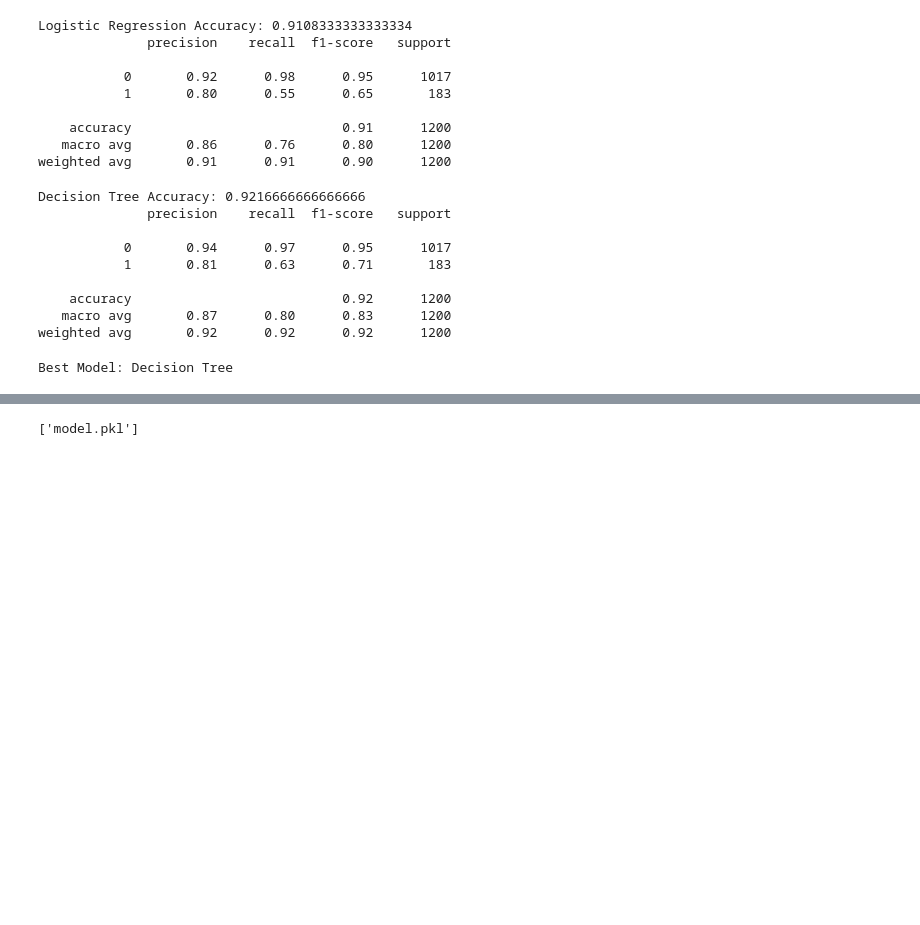
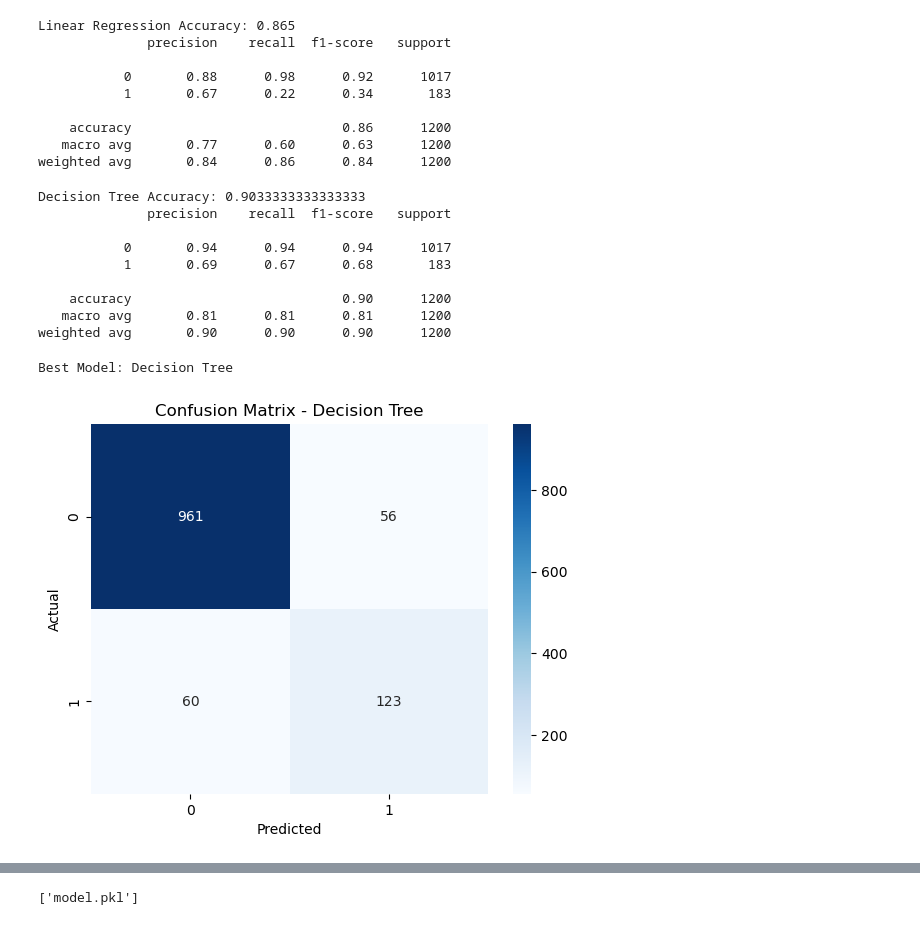
Before and after one commit to davies-tz/MOBILE_MONEY_FRAUD_DETECTION_SYSTEM, a Jupyter notebook: ml_project.ipynb, the cells around one changed output, grey strips where cells are left out. Cells and saved outputs as stored; diff of their text form; code cells hidden in the pictures; blank space fills up the shorter version.

```diff
--- a/ml_project.ipynb
+++ b/ml_project.ipynb
@@ -23,41 +24,61 @@ df.head()
 # %%
+# Check missing values
+df.isnull().sum()
+
+# Fill missing values
+df.fillna(df.mean(), inplace=True)
+
+# Separate features and target
 X = df.drop('Fraud', axis=1)
 y = df['Fraud']
-X_train, X_test, y_train, y_test = train_test_split(X, y, test_size=0.2, random_state=42)
+
+# Split
+X_train, X_test, y_train, y_test = train_test_split(
+    X, y, test_size=0.2, random_state=42
+)
 # %%
-lr = LogisticRegression(max_iter=1000)
+lr = LinearRegression()
 lr.fit(X_train, y_train)
+
 lr_pred = lr.predict(X_test)
-lr_acc = accuracy_score(y_test, lr_pred)
-print('Logistic Regression Accuracy:', lr_acc)
-print(classification_report(y_test, lr_pred))
+
+# Convert regression output to classification (threshold 0.5)
+lr_pred_class = [1 if x > 0.5 else 0 for x in lr_pred]
+
+lr_acc = accuracy_score(y_test, lr_pred_class)
+
+print("Linear Regression Accuracy:", lr_acc)
+print(classification_report(y_test, lr_pred_class))
 # %% [output]
-Logistic Regression Accuracy: 0.9108333333333334
+Linear Regression Accuracy: 0.865
               precision    recall  f1-score   support
 
-           0       0.92      0.98      0.95      1017
-           1       0.80      0.55      0.65       183
+           0       0.88      0.98      0.92      1017
+           1       0.67      0.22      0.34       183
 
-    accuracy                           0.91      1200
-   macro avg       0.86      0.76      0.80      1200
-weighted avg       0.91      0.91      0.90      1200
+    accuracy                           0.86      1200
+   macro avg       0.77      0.60      0.63      1200
+weighted avg       0.84      0.86      0.84      1200
 # %%
 dt = DecisionTreeClassifier(max_depth=5)
 dt.fit(X_train, y_train)
+
 dt_pred = dt.predict(X_test)
+
 dt_acc = accuracy_score(y_test, dt_pred)
-print('Decision Tree Accuracy:', dt_acc)
+
+print("Decision Tree Accuracy:", dt_acc)
 print(classification_report(y_test, dt_pred))
 # %% [output]
-Decision Tree Accuracy: 0.9216666666666666
+Decision Tree Accuracy: 0.9033333333333333
               precision    recall  f1-score   support
 
-           0       0.94      0.97      0.95      1017
-           1       0.81      0.63      0.71       183
+           0       0.94      0.94      0.94      1017
+           1       0.69      0.67      0.68       183
 
-    accuracy                           0.92      1200
-   macro avg       0.87      0.80      0.83      1200
-weighted avg       0.92      0.92      0.92      1200
+    accuracy                           0.90      1200
+   macro avg       0.81      0.81      0.81      1200
+weighted avg       0.90      0.90      0.90      1200
 # %%
 if dt_acc > lr_acc:
     best_model = dt
@@ -68,2 +89,12 @@ else:
 # %% [output]
 Best Model: Decision Tree
+# %%
+cm = confusion_matrix(y_test, dt_pred)
+
+sns.heatmap(cm, annot=True, fmt='d', cmap='Blues')
+plt.title("Confusion Matrix - Decision Tree")
+plt.xlabel("Predicted")
+plt.ylabel("Actual")
+plt.show()
+# %% [output]
+[figure, added]
```
Also changed, not shown: parts of 6 cells of this notebook, 5 other files.
